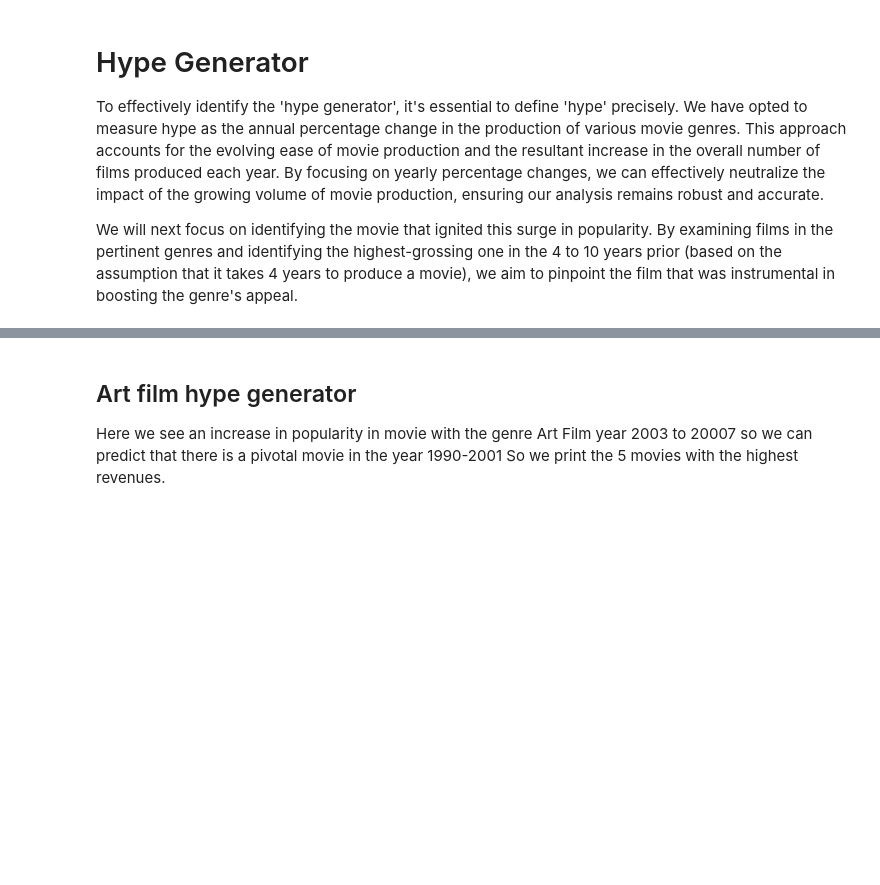
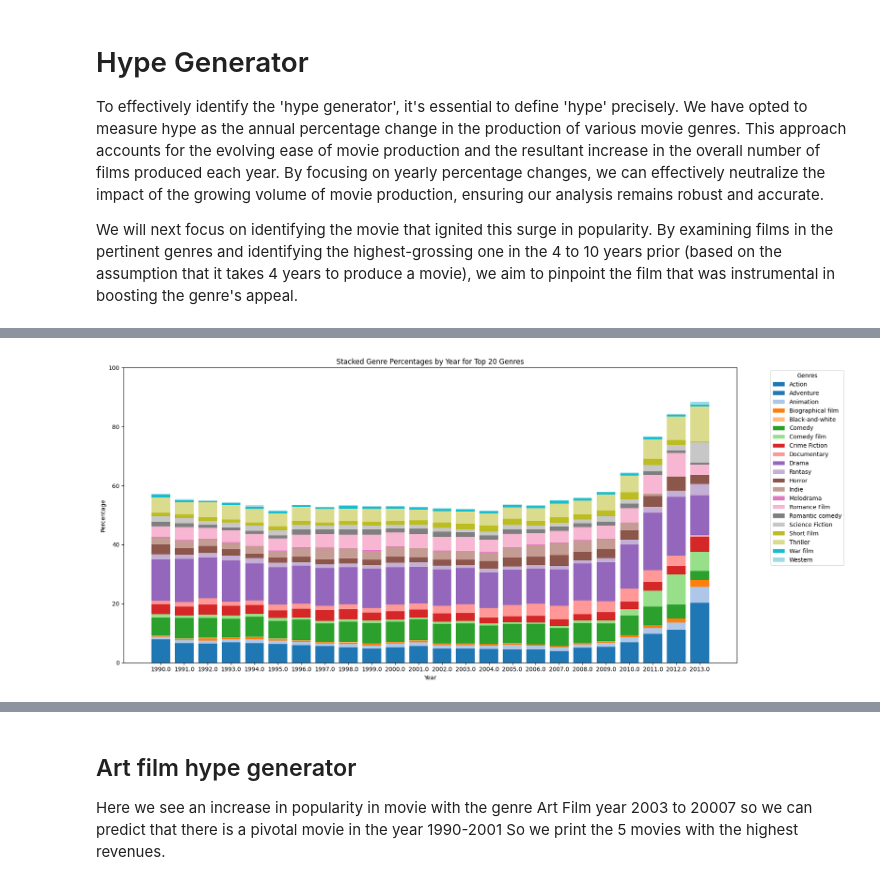
Before and after one commit to epfl-ada/ada-2023-project-thewestbobers, a Jupyter notebook: Untitled.ipynb, the cells around one changed output, grey strips where cells are left out. Saved outputs shown, nothing was run; the diff lists cells and outputs as text; code cells hidden in the pictures; blank space fills up the shorter version.

```diff
--- a/Untitled.ipynb
+++ b/Untitled.ipynb
@@ -88,6 +88,8 @@ def get_initial_data(PATH_HEADER):
     ]
     movies = pd.read_csv(PATH_HEADER + MOVIE, sep='\t', names=column_names, header=None)
     return summaries, characters, tvtropes, movies
+# %%
+summaries, characters, tvtropes, movies = get_initial_data(PATH_HEADER)
 # %%
 parse_json = lambda s: json.loads(s)
 def parse_genre(movies):
@@ -114,3 +116,5 @@ def count_genres(movies):
+# %%
+total_counts = count_genres(movies)
 # %% [markdown]
 Drama, Comedy, Romance Film, Action, Thriller, Short Film, Wolrd cinema, Crime Fiction, Indie, Documentatry, Horror, Advendture, Family Film, Adventure, Musical, Animation, Romantic drama, Mystery, Science Fiction, Fantasy, Japanese Movies, Chinese Movies, Biography, Parody, Suspense, Supernatural, filme noir, Anime, Granster film, Docudram, Superhero movie, Concert film, Monster Movie, Animal Picture, Heist, Mockumentary, Stop motion, Tragedy, Auto-racing, Boxing, Delinquency Film, Stoner film, samurai Cinema, Extrem sports, Escape film, Sword and sorcery films,Alien Film
 # %%
@@ -278,8 +339,8 @@ def generate_years_list(start_year, end_year):
 
     return [year for year in range(start_year, end_year + 1)]
 # %%
-def get_genre_counts(movies)
-     """
+def get_genre_counts(movies):
+    """
     Counts the occurrences of each genre by year in a given movie dataset.
 
     This function processes a DataFrame containing movie data, specifically focusing on the 'genres' column.
@@ -305,4 +366,5 @@ def get_genre_counts(movies)
     df_exploded = df.explode('genres')
     # Group by year and genre, then count occurrences
     genre_counts = df_exploded.groupby(['year', 'genres']).size()
+    genre_counts.reset_index
     return genre_counts
@@ -309,5 +387,5 @@ def get_genre_counts(movies)
 # %%
-def plot_genres_percentages_per_year(movies, start_year, end_year, start_popularity,end_popularity):
+def plot_genres_percentages_per_year(movies, start_year, end_year, start_popularity,end_popularity,ylim):
     """
     Analyzes and visualizes the popularity of movie genres over a specified range of years.
 
@@ -324,6 +402,7 @@ def plot_genres_percentages_per_year(movies, start_year, end_year, start_popular
     end_year (int): The ending year for the analysis.
     start_popularity (int): The starting index for selecting top genres based on popularity.
     end_popularity (int): The ending index for selecting top genres based on popularity.
+    ylim(int):
 
     Returns:
     None: This function does not return anything. It plots the results directly using matplotlib.
@@ -334,7 +413,6 @@ def plot_genres_percentages_per_year(movies, start_year, end_year, start_popular
     - It assumes that the 'genres' column in the input DataFrame is a list of genres for each movie.
     """
     genre_counts = get_genre_counts(movies)
-    movies_copy = genre_counts.copy(deep = True)
     # Convert the Series into a DataFrame
     genre_counts_df = genre_counts.reset_index(name='count')
 
@@ -346,9 +424,6 @@ def plot_genres_percentages_per_year(movies, start_year, end_year, start_popular
     years_to_plot = generate_years_list(start_year, end_year)
     data_to_plot = genre_counts_df[genre_counts_df['year'].isin(years_to_plot)]
 
-
-    #data_sorted = data_filtered.sort_values(['year', 'genres'])
-
     top_genres = genre_counts_df['genres'].value_counts().iloc[ start_popularity:end_popularity].index
 
 
@@ -359,7 +434,6 @@ def plot_genres_percentages_per_year(movies, start_year, end_year, start_popular
 
     unique_genres = data_sorted['genres'].unique()
     unique_years = data_sorted['year'].unique()
-
 
     genre_colors = {genre: plt.cm.tab20(i / len(unique_genres)) for i, genre in enumerate(unique_genres)}
 
@@ -378,7 +452,7 @@ def plot_genres_percentages_per_year(movies, start_year, end_year, start_popular
                 bottom += percentage
 
 
-    ax.set_ylim(0, 100)
+    ax.set_ylim(0, ylim)
 
 
     ax.set_xlabel('Year')
@@ -581,0 +467,4 @@ plt.show()
+# %%
+plot_genres_percentages_per_year(movies, 1990, 2013, 0,21,100)
+# %% [output]
+[figure, added]
```
Also changed, not shown: parts of 22 cells of this notebook.
